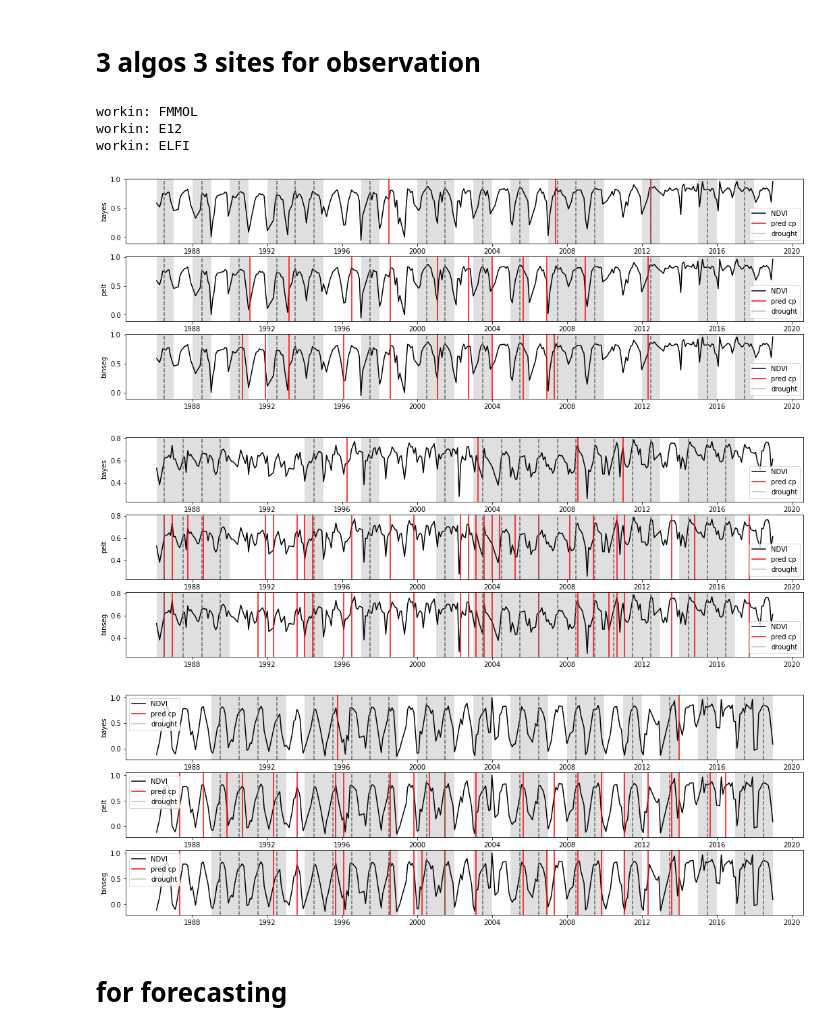
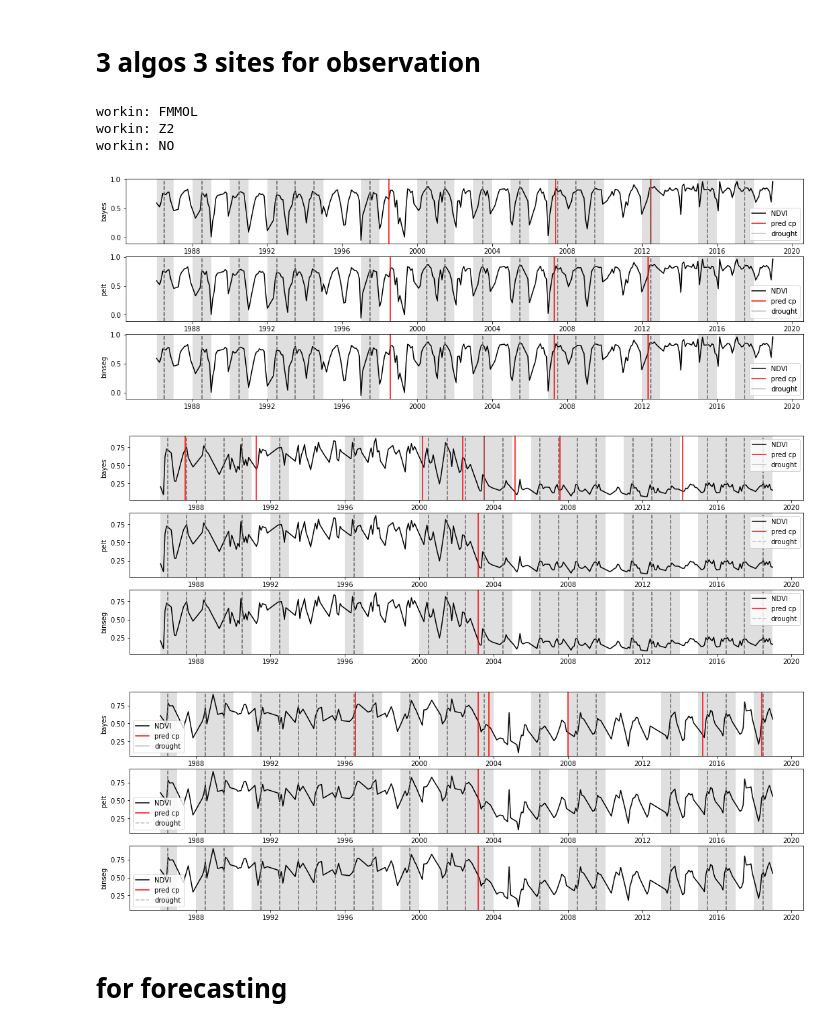
Before and after one commit to jzyee/water_stress_proj, a Jupyter notebook: all_in_one___periodic_wave.ipynb, the cells around one changed output. Saved outputs shown, nothing was run; the diff lists cells and outputs as text; code cells hidden in the pictures.

```diff
--- a/all_in_one___periodic_wave.ipynb
+++ b/all_in_one___periodic_wave.ipynb
@@ -385,40 +498,40 @@ display(sum_scores_df)
 # for reproducibility
 from numpy.random import seed
 seed(1)
 tf.random.set_seed(1)
 
 score_df_list = []
 concat_df = {}
 # site to be inspectted
 site_id = 'SWIT345'
 
 for idx, site_id in enumerate(harm_df.columns):
 
-  if idx < 3:
+  if site_id in ['FMMOL', 'NO' , 'Z2']:
     raw_data = get_all(site_id)
     norm_data = norm_raw_data(raw_data)
     print('workin:',site_id)
     algo_list = [
     ('bayes', {'decomp_algo': 'STL', 'distribution': 'normal', 'log_odds_threshold': 0}),
     #('bayes', {'decomp_algo': 'STL', 'distribution': 'normal', 'log_odds_threshold': 0}),
     ('pelt', {'decomp_algo': 'STL'}),
     ('binseg', {'decomp_algo': 'STL'})
     ]
 
 
     # running benchmark
     true_bp = check_drought_year(site_id)
     bm = Benchmark_Models(algo_list)
     true_idxs = get_drought_idxs(site_id)
-    df = bm.run_benchmark(norm_data['ndvi'], true_idxs)
+    df = bm.run_benchmark(norm_data['ndvi'], true_idxs, pen='bic')
     bm.plot()
 # %% [output]
 workin: FMMOL
-workin: E12
-workin: ELFI
+workin: Z2
+workin: NO
-[figure, old version]
+[figure, new version]
-[figure, old version]
+[figure, new version]
-[figure, old version]
+[figure, new version]
 # %% [markdown]
 # for forecasting
 # %%
```
Also changed, not shown: parts of 38 cells of this notebook.
